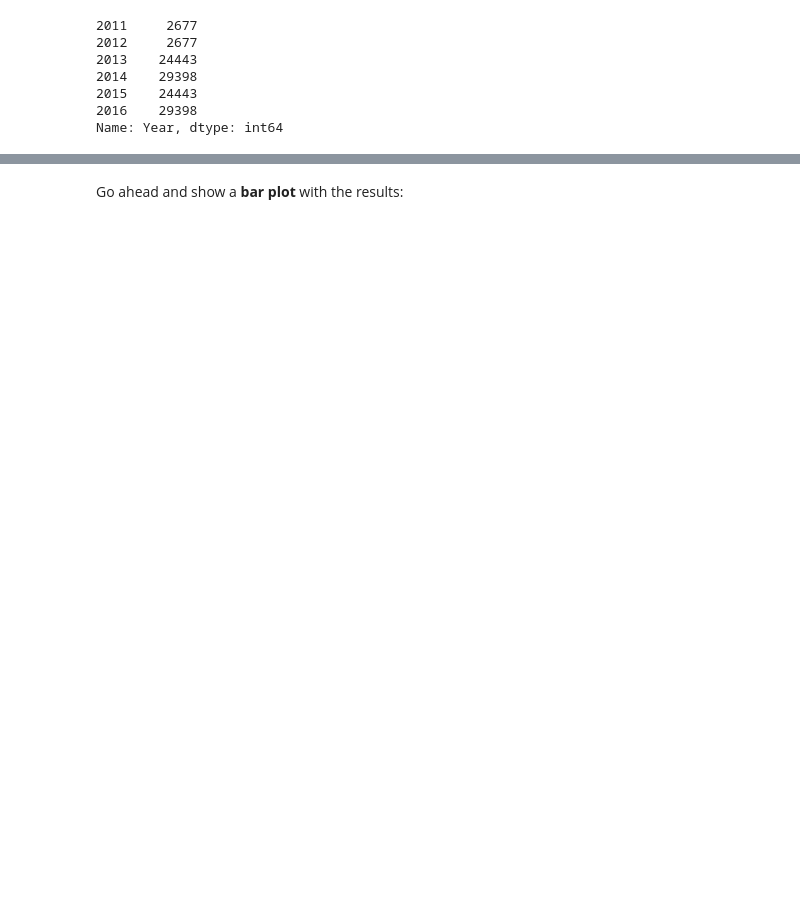
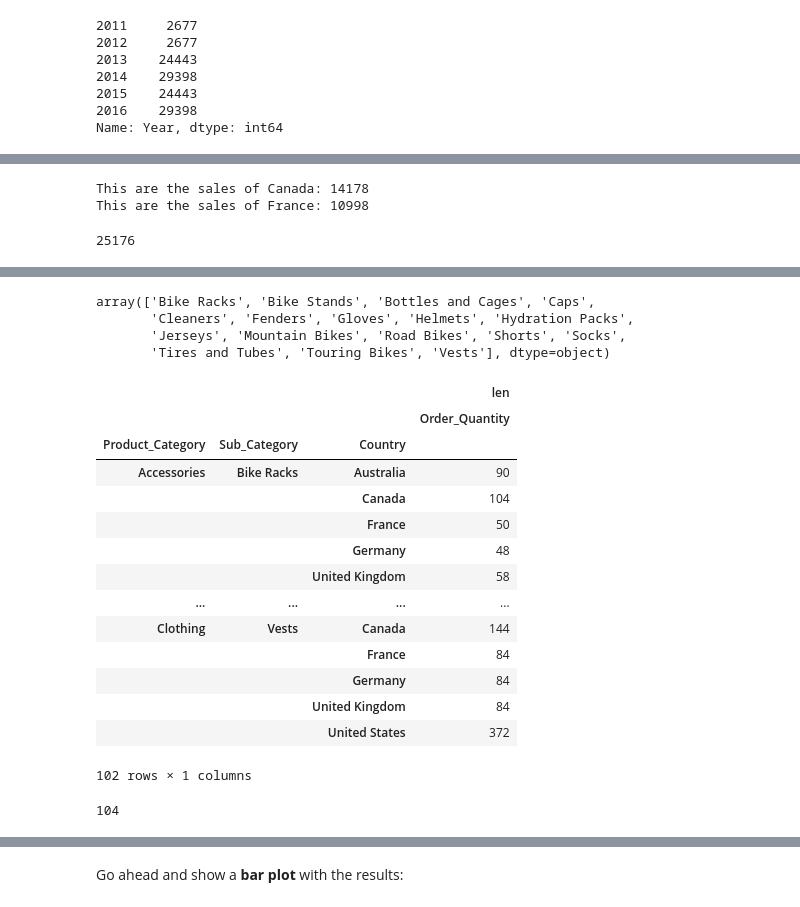
Before and after one commit to abeflores/Data_Analysis_with_Python, a Jupyter notebook: Bike_Store_Sales.ipynb, the cells around one changed output, grey strips where cells are left out. Cells and saved outputs as stored; diff of their text form; code cells hidden in the pictures; blank space fills up the shorter version.

```diff
--- a/Bike_Store_Sales.ipynb
+++ b/Bike_Store_Sales.ipynb
@@ -349,7 +351,7 @@ sales['Calculated_Date'].value_counts().plot(kind='line', figsize=(14,6))
 # %%
 #sales['Revenue'] = sales['Revenue'] + 50
 
-sales['Revenue'] += 50
+sales['Revenue'] -= 50
 # %% [markdown]
 ![green-divider](https://user-images.githubusercontent.com/7065401/52071924-c003ad80-2562-11e9-8297-1c6595f8a7ff.png)
 
@@ -359,13 +372,54 @@ sales['Revenue'] += 50
+# %%
+print('This are the sales of Canada:', sales['Country'].value_counts()['Canada'])
+print('This are the sales of France:', sales['Country'].value_counts()['France'])
+# %% [output]
+This are the sales of Canada: 14178
+This are the sales of France: 10998
 # %%
 sales.loc[(sales['Country'] == 'Canada') | (sales['Country'] == 'France')].shape[0]
+# %% [output]
+25176
 # %% [markdown]
 ![green-divider](https://user-images.githubusercontent.com/7065401/52071924-c003ad80-2562-11e9-8297-1c6595f8a7ff.png)
 
 ### How many `Bike Racks` orders were made from Canada?
 # %%
 # your code goes here
+# %%
+# First I am checking what are the different Sub-Categories of the products
+
+sales['Sub_Category'].unique()
+# %% [output]
+array(['Bike Racks', 'Bike Stands', 'Bottles and Cages', 'Caps',
+       'Cleaners', 'Fenders', 'Gloves', 'Helmets', 'Hydration Packs',
+       'Jerseys', 'Mountain Bikes', 'Road Bikes', 'Shorts', 'Socks',
+       'Tires and Tubes', 'Touring Bikes', 'Vests'], dtype=object)
+# %%
+# Here I am using the pivot_table function to group the ocurrences of the product by categories and countries
+
+sales.pivot_table(index = ['Product_Category','Sub_Category','Country'], values = 'Order_Quantity', aggfunc = [len])
+# %% [output]
+|  |  |  | len |
+|  |  |  | Order_Quantity |
+| Product_Category | Sub_Category | Country |  |
+| Accessories | Bike Racks | Australia | 90 |
+|  |  | Canada | 104 |
+|  |  | France | 50 |
+|  |  | Germany | 48 |
+|  |  | United Kingdom | 58 |
+| ... | ... | ... | ... |
+| Clothing | Vests | Canada | 144 |
+|  |  | France | 84 |
+|  |  | Germany | 84 |
+|  |  | United Kingdom | 84 |
+|  |  | United States | 372 |
+102 rows × 1 columns
 # %%
+# Finally by using .loc I am finding the specific ocurrences of the Bike Racks only in Canada
+
 sales.loc[(sales['Country'] == 'Canada') & (sales['Sub_Category'] == 'Bike Racks')].shape[0]
+# %% [output]
+104
 # %% [markdown]
 ![green-divider](https://user-images.githubusercontent.com/7065401/52071924-c003ad80-2562-11e9-8297-1c6595f8a7ff.png)
 
```
Also changed, not shown: parts of 31 cells of this notebook.
